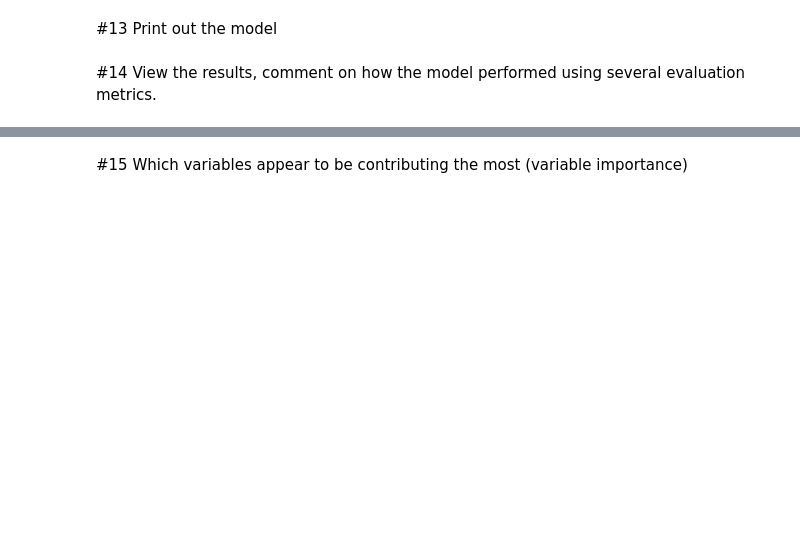
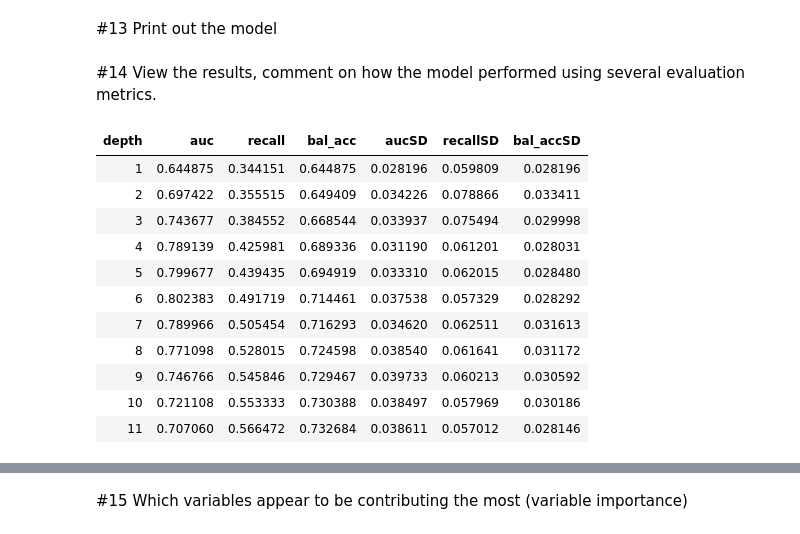
Before and after one commit to lnap24/DS-3001, a Jupyter notebook: 08_DT_Class/DT_Class_Lab.ipynb, the cells around one changed output, grey strips where cells are left out. Saved outputs shown, nothing was run; the diff lists cells and outputs as text; code cells hidden in the pictures; blank space fills up the shorter version.

```diff
--- a/08_DT_Class/DT_Class_Lab.ipynb
+++ b/08_DT_Class/DT_Class_Lab.ipynb
@@ -103,6 +138,11 @@ sns.displot(
 # %% [markdown]
 #6 Split your data into test, tune, and train. (80/10/10)
+# %%
+x_train, x_test, y_train, y_test = train_test_split(x, y, train_size=0.80, stratify= y, random_state=21)
+x_tune, x_test, y_tune, y_test = train_test_split(x_test,y_test,  train_size = 0.50,stratify= y_test, random_state=49)
 # %% [markdown]
 #7 Create the kfold object for cross validation.
+# %%
+kf = RepeatedStratifiedKFold(n_splits=10,n_repeats =5, random_state=42)
 # %% [markdown]
 #8 Create the scoring metric you will use to evaluate your model and the max depth hyperparameter
@@ -118,3 +188,34 @@ sns.displot(
 #13 Print out the model
 # %% [markdown]
 #14 View the results, comment on how the model performed using several evaluation metrics.
+# %%
+auc = my_model.cv_results_['mean_test_roc_auc']
+recall= my_model.cv_results_['mean_test_recall']
+bal_acc= my_model.cv_results_['mean_test_balanced_accuracy']
+
+SDauc = my_model.cv_results_['std_test_roc_auc']
+SDrecall= my_model.cv_results_['std_test_recall']
+SDbal_acc= my_model.cv_results_['std_test_balanced_accuracy']
+
+#Parameter:
+depth= np.unique(my_model.cv_results_['param_max_depth']).data
+
+#Build DataFrame:
+final_model = pd.DataFrame(list(zip(depth, auc, recall, bal_acc,SDauc,SDrecall,SDbal_acc)),
+               columns =['depth','auc','recall','bal_acc','aucSD','recallSD','bal_accSD'])
+
+#Let's take a look
+final_model.style.hide(axis='index')
+# %% [output]
+| depth | auc | recall | bal_acc | aucSD | recallSD | bal_accSD |
+| 1 | 0.644875 | 0.344151 | 0.644875 | 0.028196 | 0.059809 | 0.028196 |
+| 2 | 0.697422 | 0.355515 | 0.649409 | 0.034226 | 0.078866 | 0.033411 |
+| 3 | 0.743677 | 0.384552 | 0.668544 | 0.033937 | 0.075494 | 0.029998 |
+| 4 | 0.789139 | 0.425981 | 0.689336 | 0.031190 | 0.061201 | 0.028031 |
+| 5 | 0.799677 | 0.439435 | 0.694919 | 0.033310 | 0.062015 | 0.028480 |
+| 6 | 0.802383 | 0.491719 | 0.714461 | 0.037538 | 0.057329 | 0.028292 |
+| 7 | 0.789966 | 0.505454 | 0.716293 | 0.034620 | 0.062511 | 0.031613 |
+| 8 | 0.771098 | 0.528015 | 0.724598 | 0.038540 | 0.061641 | 0.031172 |
+| 9 | 0.746766 | 0.545846 | 0.729467 | 0.039733 | 0.060213 | 0.030592 |
+| 10 | 0.721108 | 0.553333 | 0.730388 | 0.038497 | 0.057969 | 0.030186 |
+| 11 | 0.707060 | 0.566472 | 0.732684 | 0.038611 | 0.057012 | 0.028146 |
```
Also changed, not shown: parts of 21 cells of this notebook, 2 other files.
